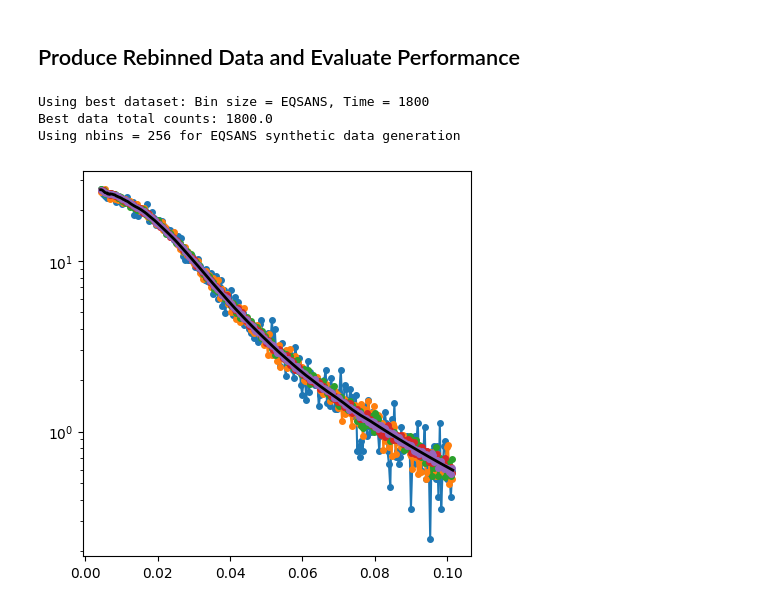
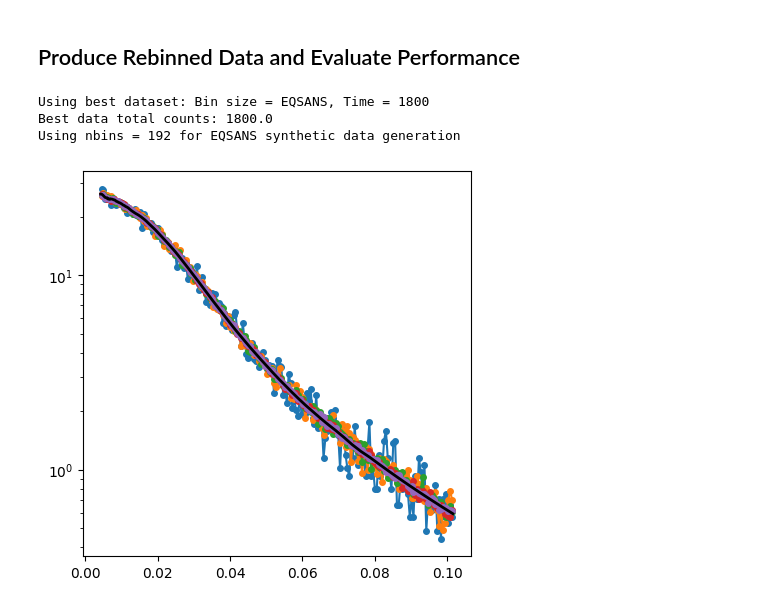
Before and after one commit to ch-tung/MLSR, a Jupyter notebook: binning/test_1D_instr.ipynb, the cells around one changed output. Cells and saved outputs as stored; diff of their text form; code cells hidden in the pictures.

```diff
--- a/binning/test_1D_instr.ipynb
+++ b/binning/test_1D_instr.ipynb
@@ -542,6 +680,10 @@ fd_theoretical_mse_list = []
 gpr_theoretical_mse_list = []
 fd_theoretical_mse_ref1_list = []
 total_counts_list = []
+
+plot_gp_actual = []  # new list to hold plot data
+plot_fd_actual = []  # new list to hold plot data
+plot_parameters = [L, A0, beta, gamma]
 for i_time, time_val in enumerate(sorted_time_keys):
     time_str = str(time_val)
     total_counts = time_list[time_val - 1] * 1000  # 1k cps × time (s)
@@ -660,10 +802,12 @@ for i_time, time_val in enumerate(sorted_time_keys):
     # Plot actual synthetic FD result (blue triangle)
     ax2.loglog(total_counts, fd_actual_total_mse/ratio_actual, marker='s', color='b', markersize=10,fillstyle='none')
     ax2.errorbar(total_counts, fd_actual_total_mse/ratio_actual, yerr=fd_actual_mse_std/ratio_actual, fmt='none', ecolor='b', elinewidth=1.5, capsize=5)
+    plot_fd_actual.append((total_counts, fd_actual_total_mse/ratio_actual, fd_actual_mse_std/ratio_actual))
 
     # Plot GPR actual point (green diamond)
     ax2.loglog(N_total, gpr_actual_mse_mean/ratio_actual, marker='o', color='red', markersize=10, fillstyle = 'none')
     ax2.errorbar(N_total, gpr_actual_mse_mean/ratio_actual, yerr=gpr_actual_mse_std/ratio_actual, fmt='none', ecolor='red', elinewidth=1.5, capsize=5)
+    plot_gp_actual.append((N_total, gpr_actual_mse_mean/ratio_actual, gpr_actual_mse_std/ratio_actual))
 
     if i_time == 2:
         ax.loglog(Qf, mu_gpr, label=f'Synthetic Data (Finest Bin: {finest_key})', linestyle='--', marker='', markersize=4, alpha=0.5, color='w', zorder = 20)
@@ -685,6 +829,8 @@ ax2.tick_params(axis='both', labelsize=14)
 ax2.set_ylim([1e-6, 2e-3])
 ax2.set_xlim([5e2, 2e6])
 fig2.tight_layout()
+
+plot_D22 = (plot_fd_actual, plot_gp_actual, plot_parameters)
 # %% [output]
 Time label: 1, Total counts: 1000, Optimal DeltaQ_FD: 6.4423e-02 Å^-1, Optimal bin number: 9
 Theoretical optimal errors: FD = 7.1739e-04, GPR = 6.6862e-04, chi = 2.8883e+01
@@ -866,7 +1088,7 @@ Qmin, Qmax = np.min(best_data.Q), np.max(best_data.Q)
 fig = plt.figure(figsize=(5, 5))
 ax = fig.add_subplot(111)
 
-N_MC = 32
+N_MC = 16
 synthetic_data_list = []
 for i_MC in range(N_MC):
     synthetic_data_list.append(defaultdict(lambda: defaultdict(dict)))
@@ -969,6 +1192,10 @@ fd_theoretical_mse_list = []
 gpr_theoretical_mse_list = []
 fd_theoretical_mse_ref1_list = []
 total_counts_list = []
+
+plot_gp_actual = []  # new list to hold plot data
+plot_fd_actual = []  # new list to hold plot data
+plot_parameters = [L, A0, beta, gamma]
 for i_time, time_str in enumerate(sorted_time_keys):
     time_val = float(time_str)
     total_counts = time_val  # time already represents total counts for USANS
@@ -1086,10 +1313,12 @@ for i_time, time_str in enumerate(sorted_time_keys):
     # Plot actual synthetic FD result (blue triangle)
     ax2.loglog(total_counts, fd_actual_mse/ratio_actual, marker='s', color='b', markersize=10,fillstyle='none')
     ax2.errorbar(total_counts, fd_actual_mse/ratio_actual, yerr=fd_actual_mse_std/ratio_actual, fmt='none', ecolor='b', elinewidth=1.5, capsize=5)
+    plot_fd_actual.append((total_counts, fd_actual_mse/ratio_actual, fd_actual_mse_std/ratio_actual))
 
     # Plot GPR actual point (green diamond)
     ax2.loglog(N_total, gpr_actual_mse_mean/ratio_actual, marker='o', color='red', markersize=10, fillstyle = 'none')
     ax2.errorbar(N_total, gpr_actual_mse_mean/ratio_actual, yerr=gpr_actual_mse_std/ratio_actual, fmt='none', ecolor='red', elinewidth=1.5, capsize=5)
+    plot_gp_actual.append((N_total, gpr_actual_mse_mean/ratio_actual, gpr_actual_mse_std/ratio_actual))
 
     if i_time == 2:
         ax.loglog(Qf, mu_gpr, label=f'Synthetic Data (Finest Bin: {finest_key})', linestyle='--', marker='', markersize=4, alpha=0.5, color='w', zorder = 20)
@@ -1111,6 +1340,8 @@ ax2.tick_params(axis='both', labelsize=14)
 ax2.set_ylim([2e-9, 2e-6])
 ax2.set_xlim([5e3, 5e6])
 fig2.tight_layout()
+
+plot_USANS = (plot_fd_actual, plot_gp_actual, plot_parameters)
 # %% [output]
 Time label: 10000, Total counts: 10000.0, Optimal DeltaQ_FD: 4.7040e+00 Å^-1, Optimal bin number: 40
 Theoretical optimal errors: FD = 8.2179e-07, GPR = 4.5361e-07, chi = 2.1044e+00
@@ -1268,7 +1575,7 @@ for i_MC in range(N_MC):
     synthetic_data_list.append(defaultdict(lambda: defaultdict(dict)))
     bin_size_key = 'EQSANS'
     sd_ref = data[bin_size_key][collimation][best_time_str]
-    nbins = int(len(sd_ref.Q)*2.56)
+    nbins = int(len(sd_ref.Q)*1.92)
     if i_MC == 0:
         print(f"Using nbins = {nbins} for EQSANS synthetic data generation")
 
@@ -1288,35 +1595,35 @@ for i_MC in range(N_MC):
             I_vals = interpolate_best_I(best_data_interpolated, qgrid, window_length=5)
             I_mean_uniform[i] = np.trapz(I_vals, qgrid) / bin_width
 
         I_sum = np.sum(I_mean_uniform)
         if I_sum > 0:
             counts_uniform = total_counts * (I_mean_uniform / I_sum)
         else:
             counts_uniform = np.full(nbins, total_counts / nbins)
 
         I_err_uniform = I_mean_uniform / np.sqrt(counts_uniform)
 
         rng = np.random.default_rng()
         I_uniform = rng.normal(loc=I_mean_uniform, scale=I_err_uniform)
         counts_sampled = rng.poisson(lam=counts_uniform)
         I_uniform = I_mean_uniform * (counts_sampled / counts_uniform)
 
         sd_syn = ScatteringData(Q_centers, I_uniform, I_err_uniform, dQ_uniform)
         sd_syn.total_counts = float(total_counts)
         synthetic_data = synthetic_data_list[i_MC]
         synthetic_data[bin_size_key][collimation][time_str] = sd_syn
 
         if bin_size_key == 'EQSANS' and i_MC == 0:
             ax.loglog(Q_centers, I_uniform, label=f'Bin: {bin_size_key}, Time: {time_str}', linestyle='-', marker='o', markersize=4)
 
 ax.loglog(best_data.Q, best_I_interpolated, label='Best Data (Ground Truth)', color='black', linestyle='-', linewidth=2)
 ax.set_yscale('log')
 ax.set_xscale('linear')
 # %% [output]
 Using best dataset: Bin size = EQSANS, Time = 1800
 Best data total counts: 1800.0
-Using nbins = 256 for EQSANS synthetic data generation
+Using nbins = 192 for EQSANS synthetic data generation
-[figure, old version]
+[figure, new version]
 # %%
 def ground_truth_on(Q_nodes):
     """Evaluate ground-truth mean (from best_data interpolant) at Q_nodes."""
```
Also changed, not shown: parts of 10 cells of this notebook, 3 other files.
